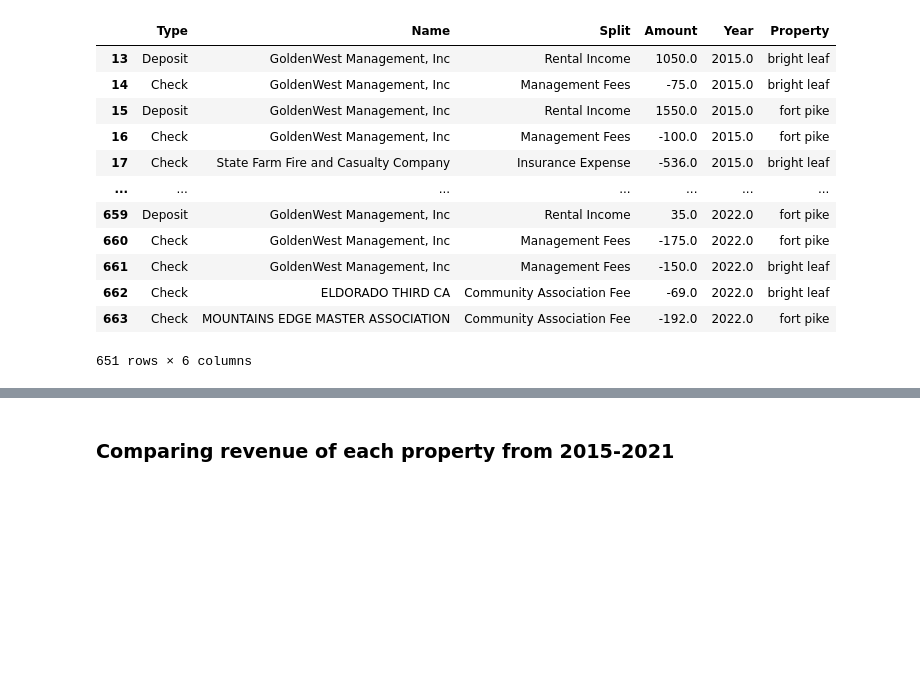
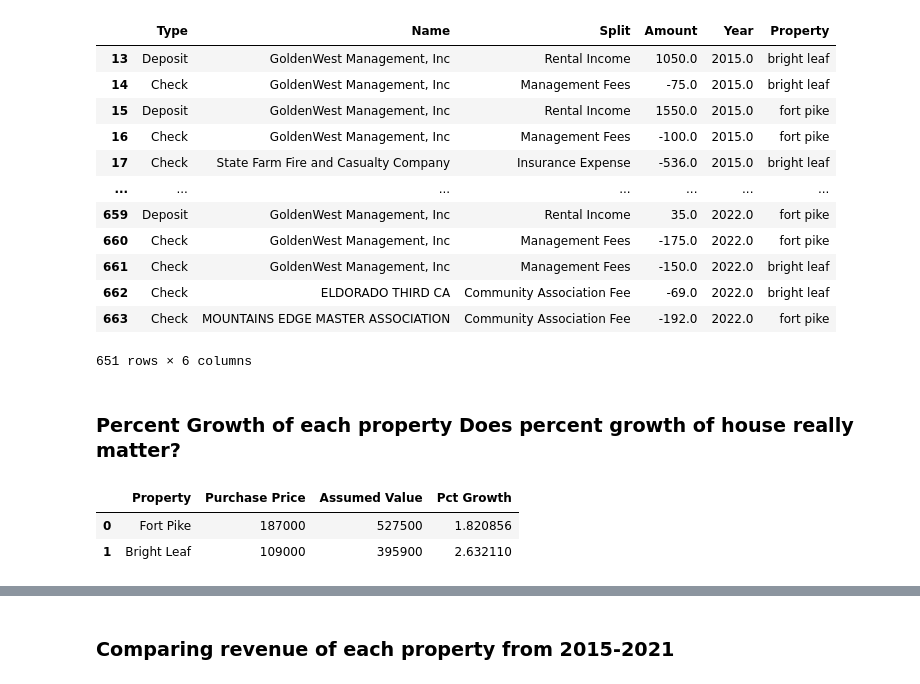
Before and after one commit to TysonTran/LV_Real_Estate, a Jupyter notebook: LV Real Estate Analysis.ipynb, the cells around one changed output, grey strips where cells are left out. Saved outputs shown, nothing was run; the diff lists cells and outputs as text; code cells hidden in the pictures; blank space fills up the shorter version.

Commit message:
added percent growth

```diff
--- a/LV Real Estate Analysis.ipynb
+++ b/LV Real Estate Analysis.ipynb
@@ -91,3 +93,23 @@ df
 | 662 | Check | ELDORADO THIRD CA | Community Association Fee | -69.0 | 2022.0 | bright leaf |
 | 663 | Check | MOUNTAINS EDGE MASTER ASSOCIATION | Community Association Fee | -192.0 | 2022.0 | fort pike |
 651 rows × 6 columns
+# %% [markdown]
+### Percent Growth of each property Does percent growth of house really matter?
+# %%
+def perct_growth(row):
+    return (row["Assumed Value"] - row["Purchase Price"])/row["Purchase Price"]
+
+
+prop_data = {
+    "Property":["Fort Pike", "Bright Leaf"],
+    "Purchase Price": [187000, 109000],
+    "Assumed Value": [527500, 395900]
+}
+
+prop = pd.DataFrame(data = prop_data)
+prop["Pct Growth"] = prop.apply(perct_growth, axis=1)
+prop
+# %% [output]
+|  | Property | Purchase Price | Assumed Value | Pct Growth |
+| 0 | Fort Pike | 187000 | 527500 | 1.820856 |
+| 1 | Bright Leaf | 109000 | 395900 | 2.632110 |
```
Also changed, not shown: parts of 7 cells of this notebook.
